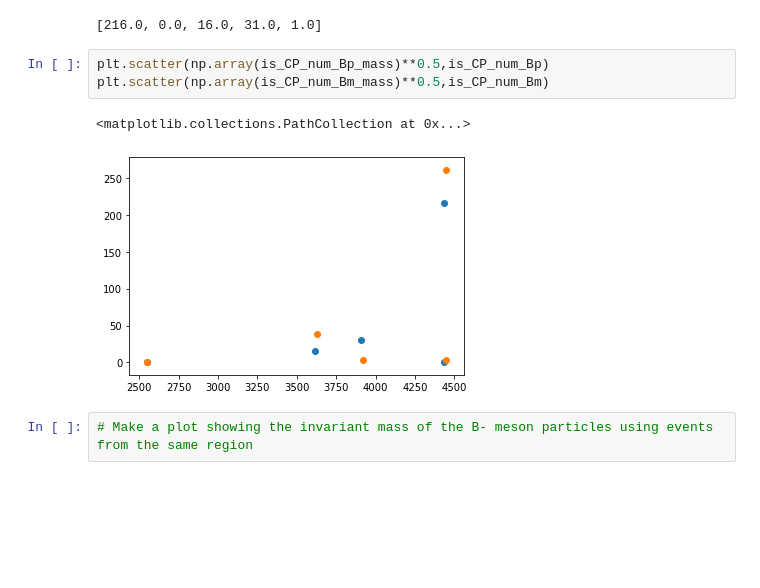
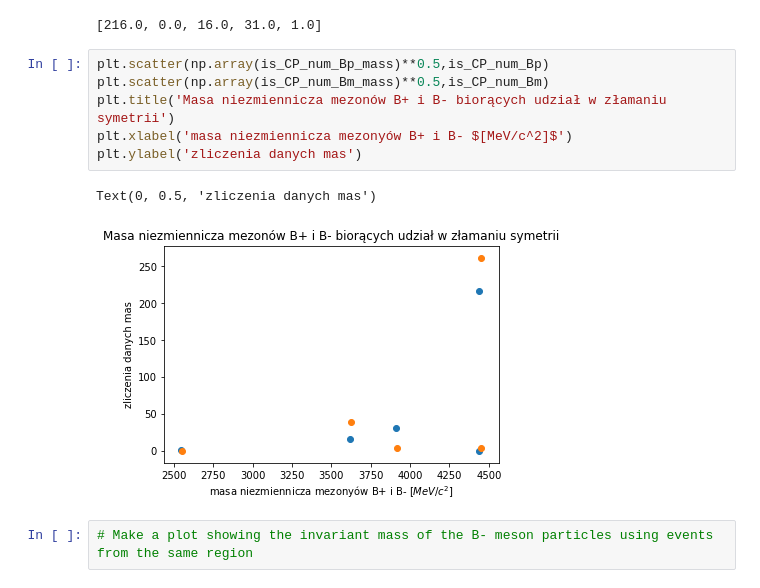
Before and after one commit to JTMalczewski/opendata-project-master, a Jupyter notebook: LHCb_Open_Data_Project.ipynb, the cells around one changed output. Saved outputs shown, nothing was run; the diff lists cells and outputs as text; blank space fills up the shorter version.

```diff
--- a/LHCb_Open_Data_Project.ipynb
+++ b/LHCb_Open_Data_Project.ipynb
@@ -884,9 +884,12 @@ is_CP_num_Bp
 # %%
 plt.scatter(np.array(is_CP_num_Bp_mass)**0.5,is_CP_num_Bp)
 plt.scatter(np.array(is_CP_num_Bm_mass)**0.5,is_CP_num_Bm)
+plt.title('Masa niezmiennicza mezonów B+ i B- biorących udział w złamaniu symetrii')
+plt.xlabel('masa niezmiennicza mezonyów B+ i B- $[MeV/c^2]$')
+plt.ylabel('zliczenia danych mas')
 # %% [output]
-<matplotlib.collections.PathCollection at 0x...>
+Text(0, 0.5, 'zliczenia danych mas')
-[figure, old version]
+[figure, new version]
 # %%
 # Make a plot showing the invariant mass of the B- meson particles using events from the same region
 # %% [markdown]
```
